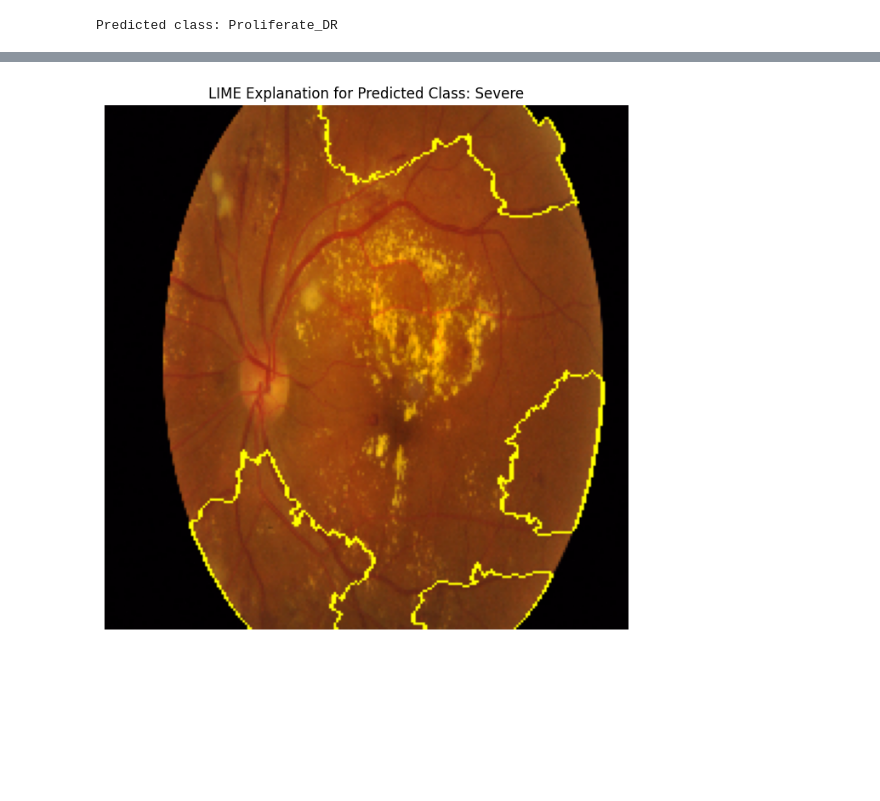
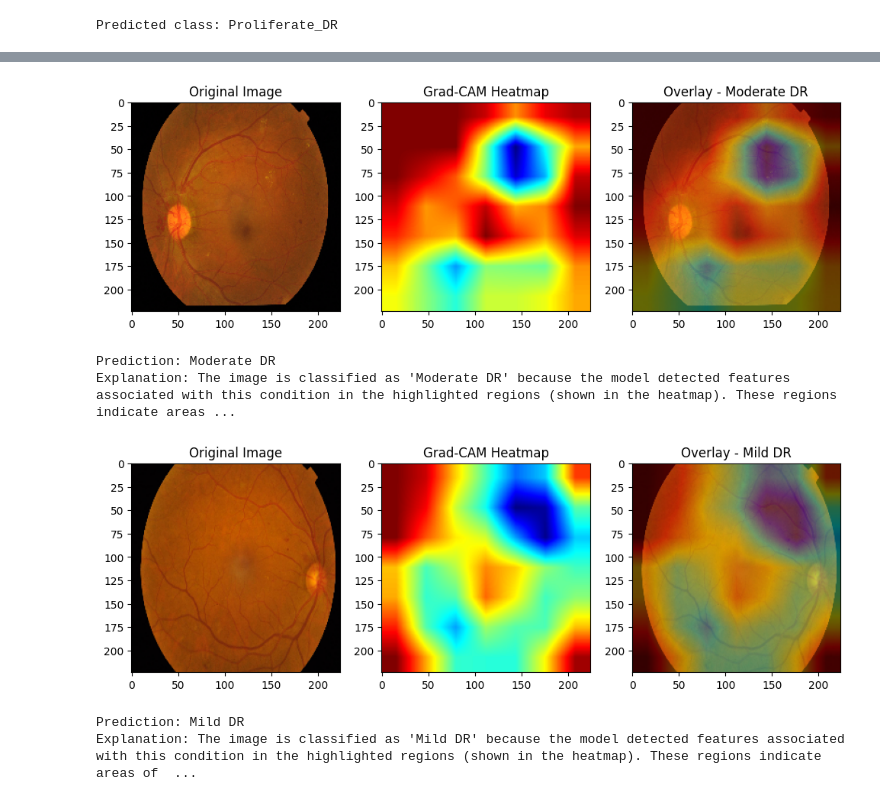
Before and after one commit to Santhoshmarimuthu/DR-detection, a Jupyter notebook: medeff.ipynb, the cells around one changed output, grey strips where cells are left out. Saved outputs shown, nothing was run; the diff lists cells and outputs as text; code cells hidden in the pictures; blank space fills up the shorter version.

```diff
--- a/medeff.ipynb
+++ b/medeff.ipynb
@@ -552,6 +525,7 @@ TypeError: conv2d() received an invalid combination of arguments - got (numpy.nd
 # %%
-
-image_path = "/mnt/c/Users/santhosh/Downloads/MedMamba-main/training/Severe/7e160c8b611e.png"
-explain_lime(image_path, model, device)
+image_path = "/mnt/c/Users/santhosh/Downloads/MedMamba-main/training/Proliferate_DR/1fd5d860d4d7.png"
+predict_and_explain(image_path, model, gradcam)
 # %% [output]
-[figure, old version]
+[figure, new version]
+Prediction: Moderate DR
+Explanation: The image is classified as 'Moderate DR' because the model detected features associated with this condition in the highlighted regions (shown in the heatmap). These regions indicate areas ...
@@ -561,3 +532,10 @@ train_loader = torch.utils.data.DataLoader(train_dataset, batch_size=32, shuffle
+# %%
+image_path = "/mnt/c/Users/santhosh/Downloads/MedMamba-main/training/Mild/1df3e03a8f5f.png"
+predict_and_explain(image_path, model, gradcam)
+# %% [output]
+[figure, added]
+Prediction: Mild DR
+Explanation: The image is classified as 'Mild DR' because the model detected features associated with this condition in the highlighted regions (shown in the heatmap). These regions indicate areas of  ...
 # %%
 def evaluate_model(model, dataloader, device):
     model.eval()  # Set model to evaluation mode
```
Also changed, not shown: parts of 11 cells of this notebook.
